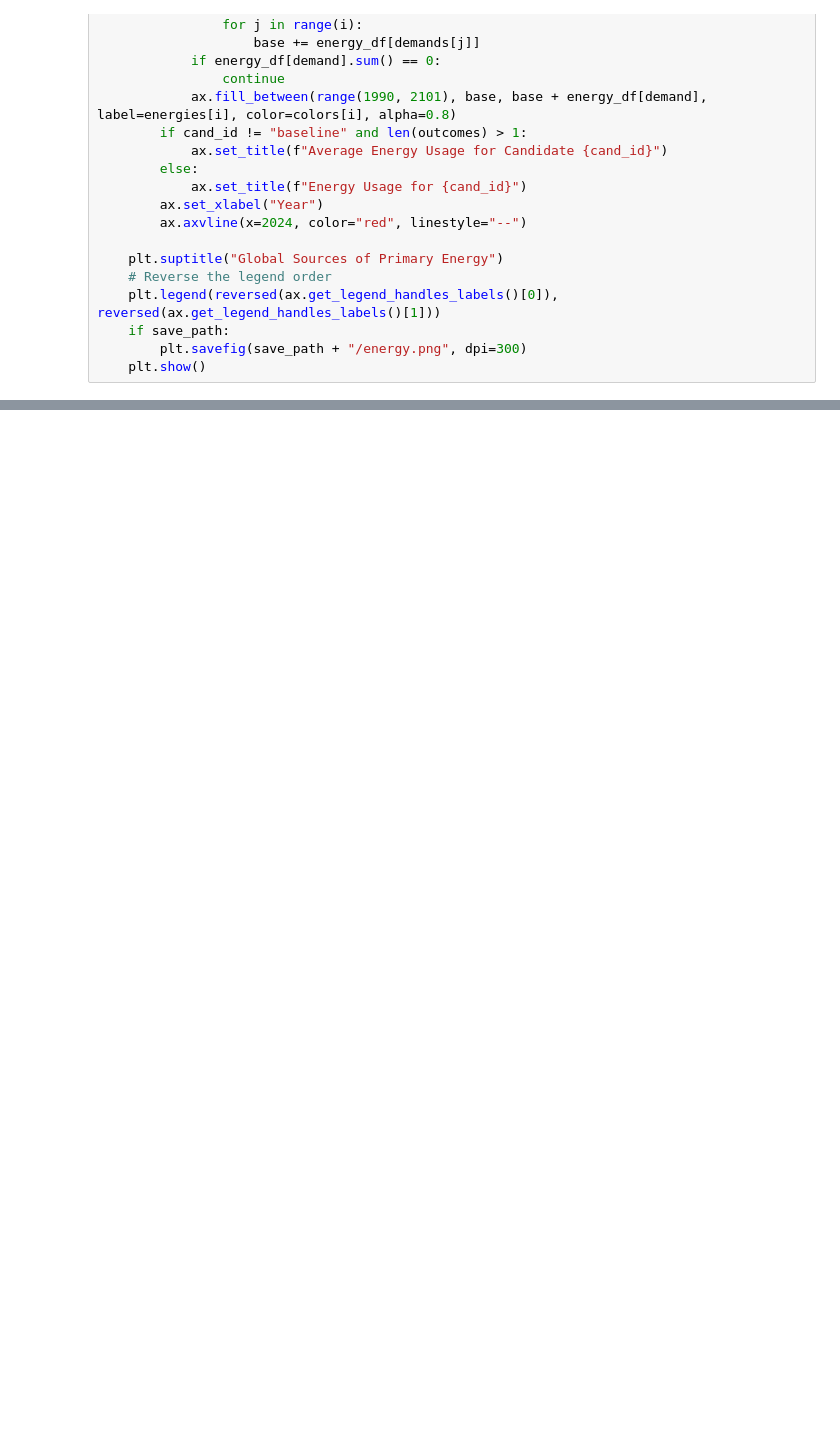
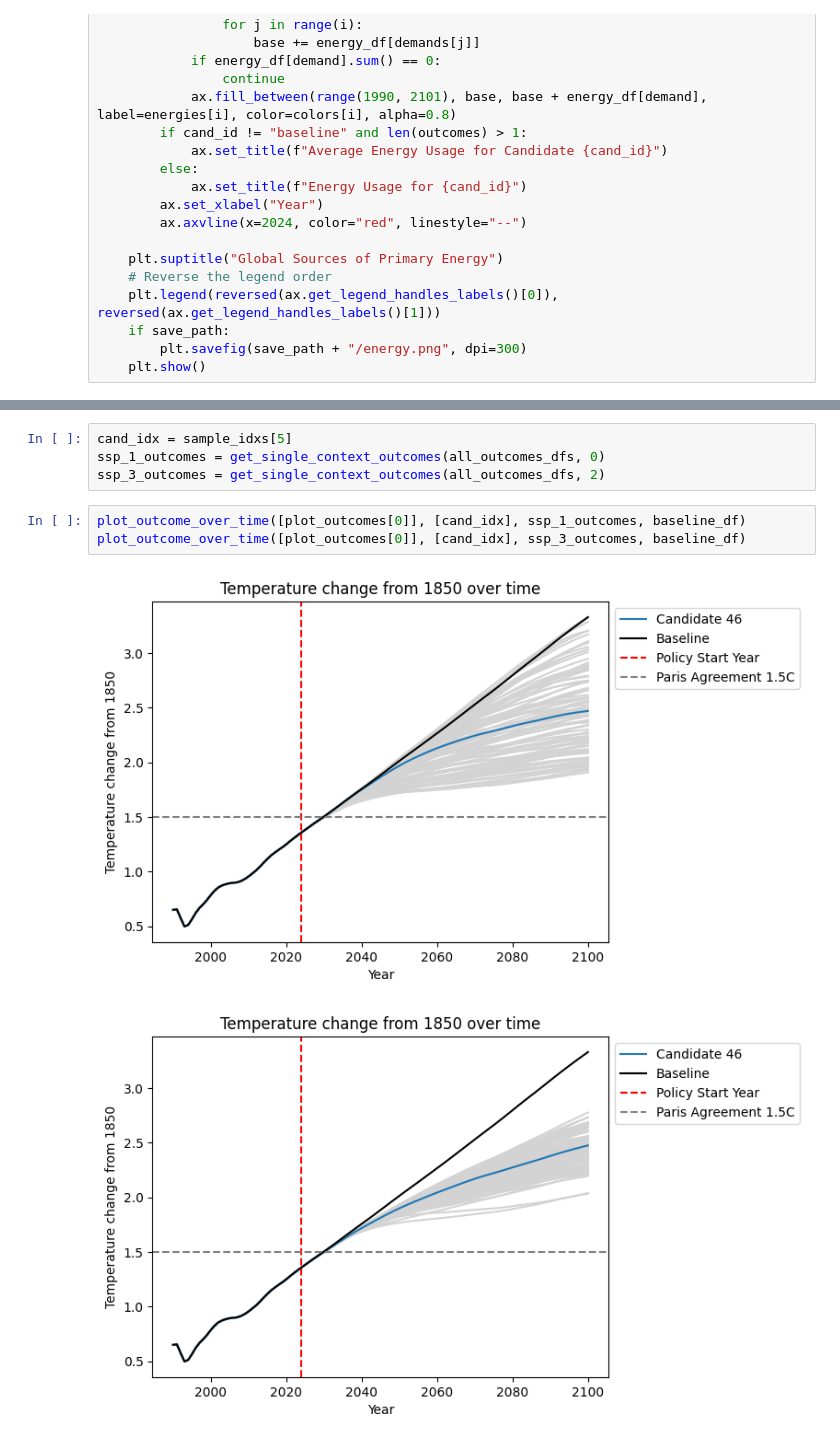
Before and after one commit to cognizant-ai-labs/en-roads-py, a Jupyter notebook: experiments/pymoo_analysis.ipynb, the cells around one changed output, grey strips where cells are left out. Drawn from its saved outputs; the diff is of its cells as text; blank space fills up the shorter version.

```diff
--- a/experiments/pymoo_analysis.ipynb
+++ b/experiments/pymoo_analysis.ipynb
@@ -315,0 +356,10 @@ open_idx(113, X, problem)
+# %%
+cand_idx = sample_idxs[5]
+ssp_1_outcomes = get_single_context_outcomes(all_outcomes_dfs, 0)
+ssp_3_outcomes = get_single_context_outcomes(all_outcomes_dfs, 2)
+# %%
+plot_outcome_over_time([plot_outcomes[0]], [cand_idx], ssp_1_outcomes, baseline_df)
+plot_outcome_over_time([plot_outcomes[0]], [cand_idx], ssp_3_outcomes, baseline_df)
+# %% [output]
+[figure, added]
+[figure, added]
```
Also changed, not shown: parts of 16 cells of this notebook, 1 other file.
